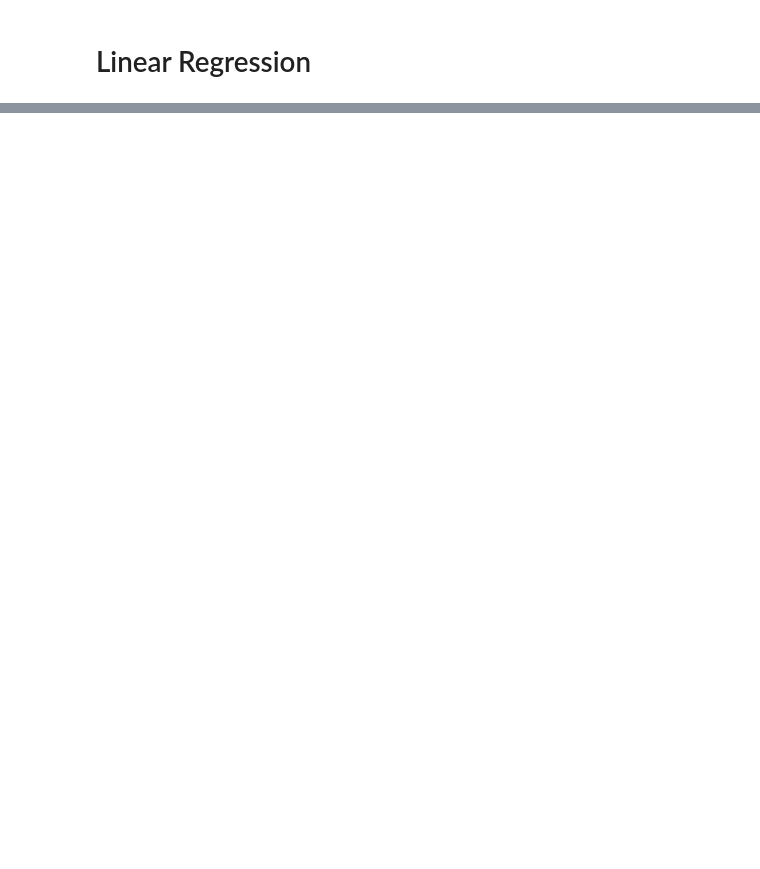
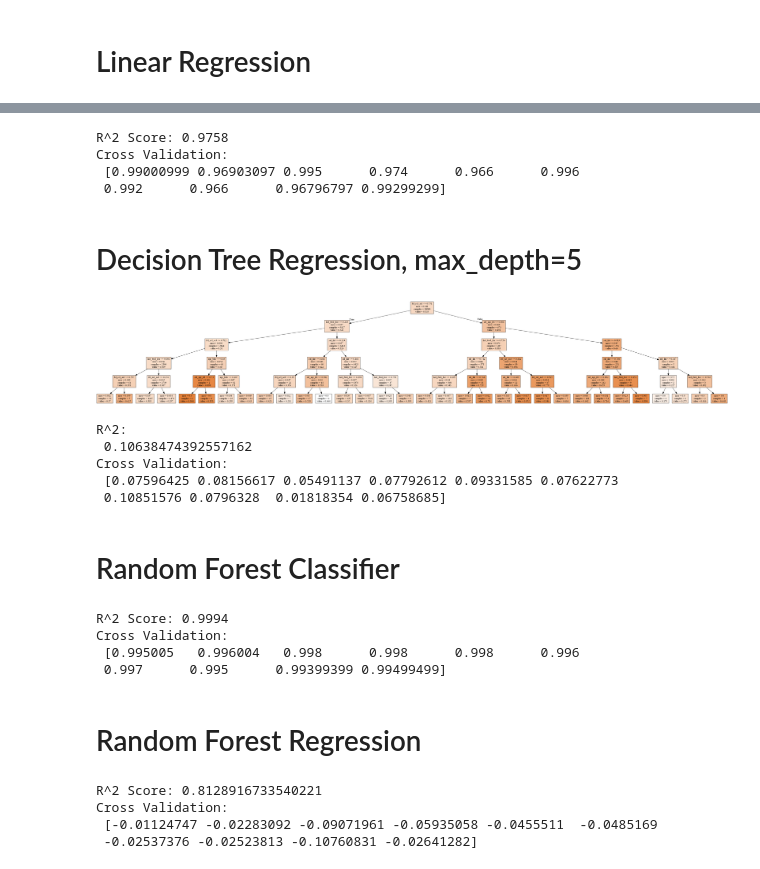
Before and after one commit to BlaHaws/Thinkful, a Jupyter notebook: CapstoneResearch/PredictingTerroristCapstone3.ipynb, the cells around one changed output, grey strips where cells are left out. Drawn from its saved outputs; the diff is of its cells as text; code cells hidden in the pictures; blank space fills up the shorter version.

```diff
--- a/CapstoneResearch/PredictingTerroristCapstone3.ipynb
+++ b/CapstoneResearch/PredictingTerroristCapstone3.ipynb
@@ -81,0 +150,66 @@ Cross Validation:
+# %%
+print('R^2 Score: ' + str(class_tree.score(tree_X, tree_class_Y)))
+print('Cross Validation:\n', cross_val_score(class_tree, tree_X, tree_class_Y, cv=10))
+# %% [output]
+R^2 Score: 0.9758
+Cross Validation:
+ [0.99000999 0.96903097 0.995      0.974      0.966      0.996
+ 0.992      0.966      0.96796797 0.99299299]
+# %% [markdown]
+# Decision Tree Regression, max_depth=5
+# %%
+tree_regr_Y = data['prob_threat']
+
+regr_tree = tree.DecisionTreeRegressor(max_depth=5)
+regr_tree.fit(tree_X, tree_regr_Y)
+
+dot_data = tree.export_graphviz(
+    regr_tree, out_file=None,
+    feature_names=tree_X.columns,
+    class_names=['Not Threat', 'Threat'],
+    filled=True,
+)
+
+graph = pydotplus.graph_from_dot_data(dot_data)
+Image(graph.create_png())
+# %% [output]
+[figure, added]
+# %%
+print('R^2:\n', regr_tree.score(tree_X, tree_regr_Y))
+print('Cross Validation:\n', cross_val_score(regr_tree, tree_X, tree_regr_Y, cv=10))
+# %% [output]
+R^2:
+ 0.10638474392557162
+Cross Validation:
+ [0.07596425 0.08156617 0.05491137 0.07792612 0.09331585 0.07622773
+ 0.10851576 0.0796328  0.01818354 0.06758685]
+# %% [markdown]
+# Random Forest Classifier
+# %%
+rfc_X = data.drop(['is_current_threat', 'prob_threat'], 1)
+rfc_Y = data['is_current_threat']
+rfc = ensemble.RandomForestClassifier()
+rfc.fit(rfc_X, rfc_Y)
+
+print('R^2 Score: ' + str(rfc.score(rfc_X, rfc_Y)))
+print('Cross Validation:\n', cross_val_score(rfc, rfc_X, rfc_Y, cv=10))
+# %% [output]
+R^2 Score: 0.9994
+Cross Validation:
+ [0.995005   0.996004   0.998      0.998      0.998      0.996
+ 0.997      0.995      0.99399399 0.99499499]
+# %% [markdown]
+# Random Forest Regression
+# %%
+rfg_X = data.drop(['is_current_threat', 'prob_threat'], 1)
+rfg_Y = data['prob_threat']
+rfg = ensemble.RandomForestRegressor()
+rfg.fit(rfg_X, rfg_Y)
+
+print('R^2 Score: ' + str(rfg.score(rfg_X, rfg_Y)))
+print('Cross Validation:\n', cross_val_score(rfg, rfg_X, rfg_Y, cv=10))
+# %% [output]
+R^2 Score: 0.8128916733540221
+Cross Validation:
+ [-0.01124747 -0.02283092 -0.09071961 -0.05935058 -0.0455511  -0.0485169
+ -0.02537376 -0.02523813 -0.10760831 -0.02641282]
```
Also changed, not shown: parts of 24 cells of this notebook.
